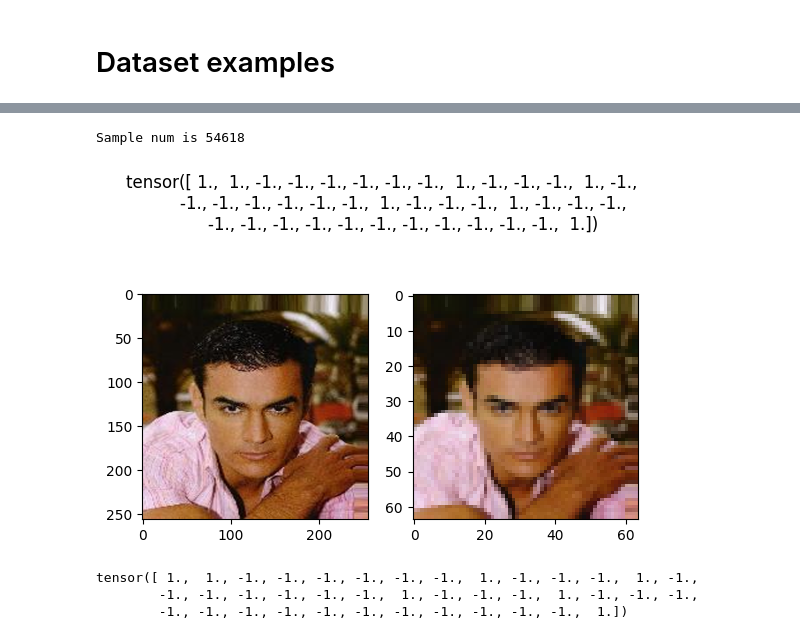
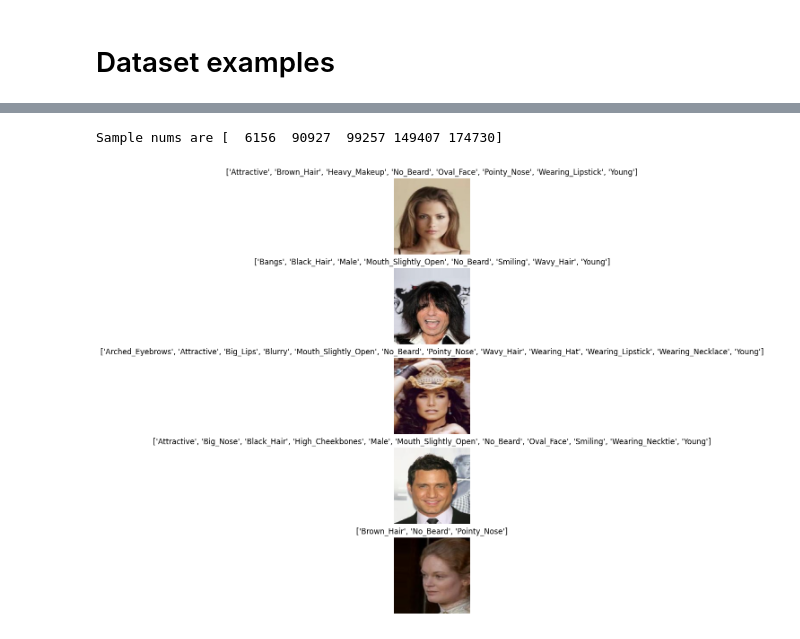
Before and after one commit to Sleepon1805/PepeGeneration, a Jupyter notebook: playground.ipynb, the cells around one changed output, grey strips where cells are left out. Saved outputs shown, nothing was run; the diff lists cells and outputs as text; code cells hidden in the pictures.

```diff
--- a/playground.ipynb
+++ b/playground.ipynb
@@ -51,10 +10,0 @@ tensor([[0., 0., 0.,  ..., 0., 0., 0.],
-# %%
-dataset_name = 'celeba'
-image_size = 64
-dataset = PepeDataset(dataset_name, image_size, Paths())
-
-sample_num = np.random.randint(len(dataset))
-print(f'Sample num is {sample_num}')
-
-sample = dataset[sample_num]
-dataset.show_item(sample)
@@ -67,16 +11,20 @@ tensor([-1., -1., -1., -1., -1., -1., -1., -1.,  1., -1., -1., -1., -1., -1.,
-# %%
-dataset_name = 'celeba'
-image_size = 64
-dataset = HighResPepeDataset(dataset_name, image_size, Paths())
-
-sample_num = np.random.randint(len(dataset))
-print(f'Sample num is {sample_num}')
-
-sample = dataset[sample_num]
-dataset.show_item(sample)
-# %% [output]
-Sample num is 54618
-[figure, removed]
-tensor([ 1.,  1., -1., -1., -1., -1., -1., -1.,  1., -1., -1., -1.,  1., -1.,
-        -1., -1., -1., -1., -1., -1.,  1., -1., -1., -1.,  1., -1., -1., -1.,
-        -1., -1., -1., -1., -1., -1., -1., -1., -1., -1., -1.,  1.])
+# %%
+def show_dataset_examples(dataset_name, image_size, grid_size=(3, 5)):
+    dataset = PepeDataset(dataset_name, image_size, Paths())
+
+    sample_nums = np.random.randint(len(dataset), size=grid_size[0] * grid_size[1])
+    print(f'Sample nums are {sample_nums}')
+
+    fig, axes = plt.subplots(*grid_size, layout='constrained', figsize=(grid_size[1] * 2, grid_size[0] * 2), squeeze=False)
+    for i, sample_num in enumerate(sample_nums):
+        sample = dataset[sample_num]
+        dataset.show_item(sample, axis=axes[i // grid_size[1], i % grid_size[1]])
+    plt.show()
+# %%
+dataset_name = 'celeba'
+image_size = 128
+
+show_dataset_examples(dataset_name, image_size, grid_size=(5, 1))
+# %% [output]
+Sample nums are [  6156  90927  99257 149407 174730]
+[figure, added]
```
Also changed, not shown: parts of 6 cells of this notebook, 3 other files.
